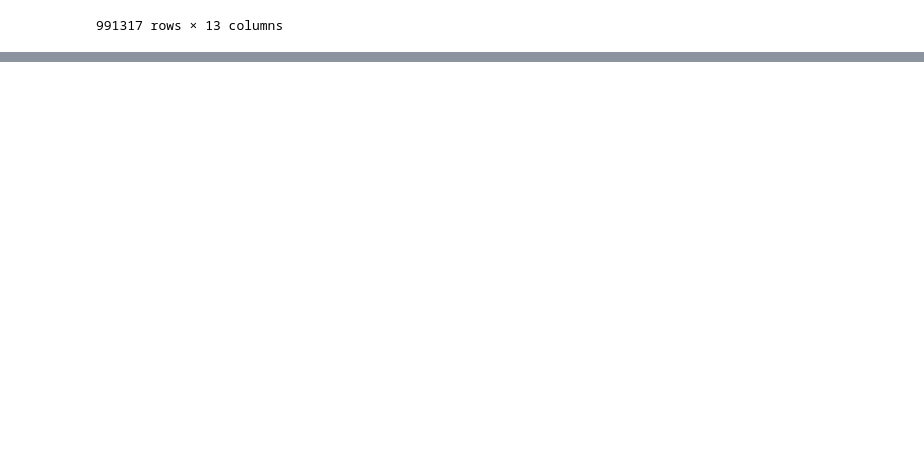
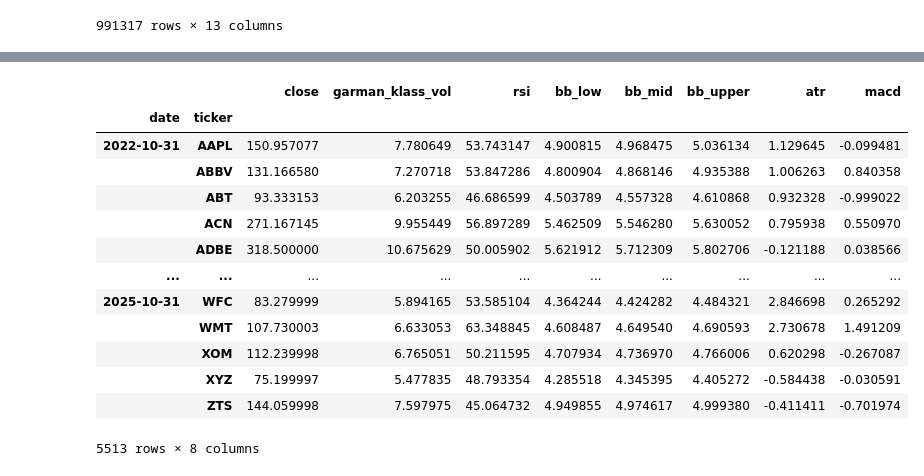
Before and after one commit to OjmJakon/algo-trading-repo, a Jupyter notebook: project_1.ipynb, the cells around one changed output, grey strips where cells are left out. Cells and saved outputs as stored; diff of their text form; code cells hidden in the pictures; blank space fills up the shorter version.

Commit message:
Aggregate data to monthly

```diff
--- a/project_1.ipynb
+++ b/project_1.ipynb
@@ -211,0 +216,3 @@ df
+# %%
+data = pd.concat([df.unstack('ticker')['dollar_volume'].resample('M').mean().stack().to_frame('dollar_volume'),
+df.unstack()[last_cols].resample('M').last().stack('ticker')], axis=1).dropna()
@@ -211,0 +238,2 @@ df
+# %%
+data['dollar_volume'] = (data['dollar_volume'].unstack('ticker').rolling(5*12).mean().stack())
@@ -211,0 +257,21 @@ df
+# %%
+data['dollar_volume_rank'] = data.groupby(level=0)['dollar_volume'].rank(ascending=False)
+# %%
+data = data[data['dollar_volume_rank']<150].drop(['dollar_volume', 'dollar_volume_rank'], axis=1)
+# %%
+data
+# %% [output]
+|  |  | close | garman_klass_vol | rsi | bb_low | bb_mid | bb_upper | atr | macd |
+| date | ticker |  |  |  |  |  |  |  |  |
+| 2022-10-31 | AAPL | 150.957077 | 7.780649 | 53.743147 | 4.900815 | 4.968475 | 5.036134 | 1.129645 | -0.099481 |
+|  | ABBV | 131.166580 | 7.270718 | 53.847286 | 4.800904 | 4.868146 | 4.935388 | 1.006263 | 0.840358 |
+|  | ABT | 93.333153 | 6.203255 | 46.686599 | 4.503789 | 4.557328 | 4.610868 | 0.932328 | -0.999022 |
+|  | ACN | 271.167145 | 9.955449 | 56.897289 | 5.462509 | 5.546280 | 5.630052 | 0.795938 | 0.550970 |
+|  | ADBE | 318.500000 | 10.675629 | 50.005902 | 5.621912 | 5.712309 | 5.802706 | -0.121188 | 0.038566 |
+| ... | ... | ... | ... | ... | ... | ... | ... | ... | ... |
+| 2025-10-31 | WFC | 83.279999 | 5.894165 | 53.585104 | 4.364244 | 4.424282 | 4.484321 | 2.846698 | 0.265292 |
+|  | WMT | 107.730003 | 6.633053 | 63.348845 | 4.608487 | 4.649540 | 4.690593 | 2.730678 | 1.491209 |
+|  | XOM | 112.239998 | 6.765051 | 50.211595 | 4.707934 | 4.736970 | 4.766006 | 0.620298 | -0.267087 |
+|  | XYZ | 75.199997 | 5.477835 | 48.793354 | 4.285518 | 4.345395 | 4.405272 | -0.584438 | -0.030591 |
+|  | ZTS | 144.059998 | 7.597975 | 45.064732 | 4.949855 | 4.974617 | 4.999380 | -0.411411 | -0.701974 |
+5513 rows × 8 columns
```
Also changed, not shown: parts of 5 cells of this notebook.
